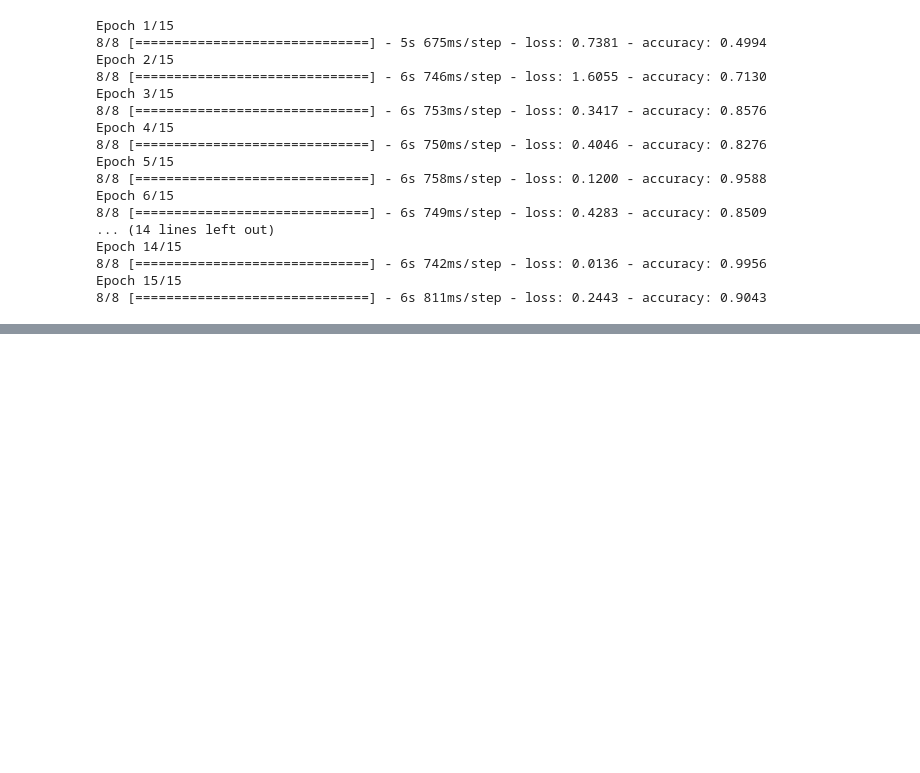
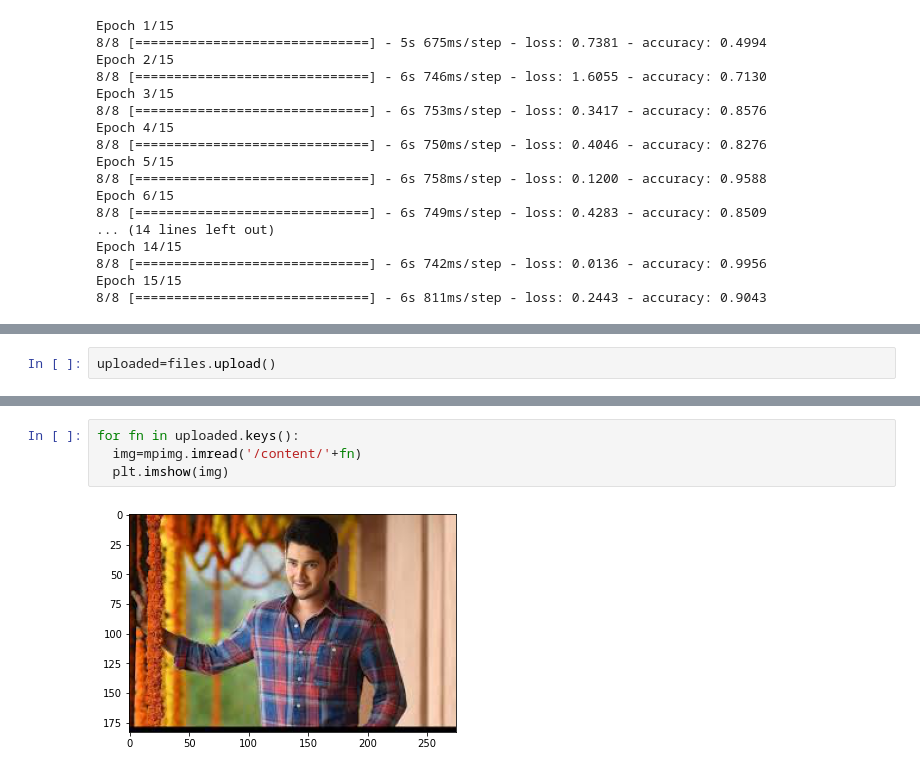
Before and after one commit to danyamrajuSanjay/Machine_Learning, a Jupyter notebook: ImageDataGenerator.ipynb, the cells around one changed output, grey strips where cells are left out. Cells and saved outputs as stored; diff of their text form; blank space fills up the shorter version.

```diff
--- a/ImageDataGenerator.ipynb
+++ b/ImageDataGenerator.ipynb
@@ -142,0 +147,2 @@ Epoch 15/15
+# %%
+uploaded=files.upload()
@@ -142,0 +152,6 @@ Epoch 15/15
+# %%
+for fn in uploaded.keys():
+  img=mpimg.imread('/content/'+fn)
+  plt.imshow(img)
+# %% [output]
+[figure, added]
```
Also changed, not shown: parts of 9 cells of this notebook.
